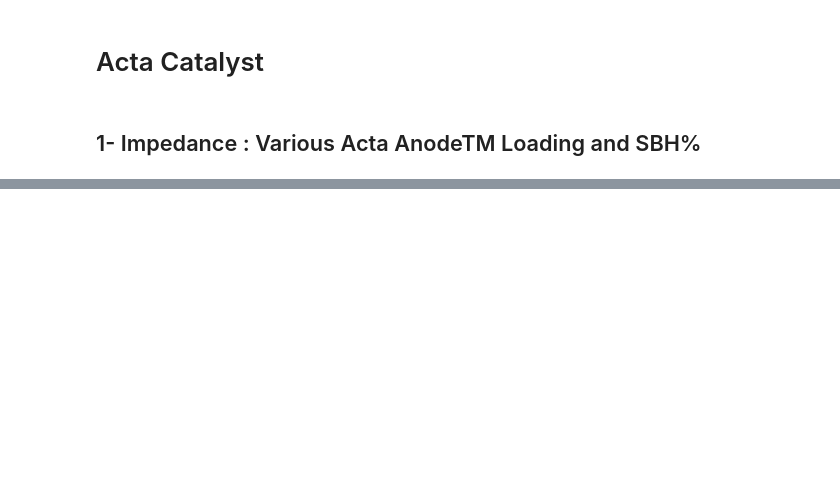
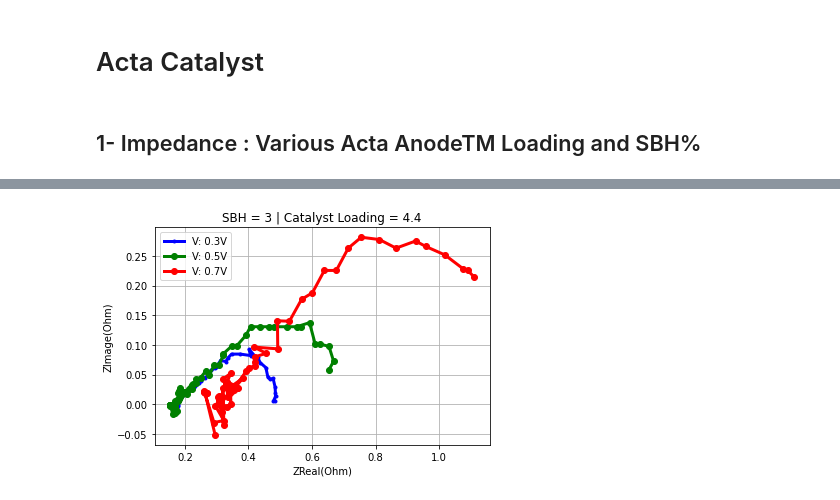
Before and after one commit to ECSIM/dbfc-dataset, a Jupyter notebook: Notebooks/Acta Catalyst.ipynb, the cells around one changed output, grey strips where cells are left out. Saved outputs shown, nothing was run; the diff lists cells and outputs as text; code cells hidden in the pictures; blank space fills up the shorter version.

```diff
--- a/Notebooks/Acta Catalyst.ipynb
+++ b/Notebooks/Acta Catalyst.ipynb
@@ -17,0 +18,4 @@ impedance_plot(data, set_index=1)
+# %%
+impedance_plot(data, 3, 4.4, header)
+# %% [output]
+[figure, added]
```
Also changed, not shown: parts of 16 cells of this notebook, 1 other file.
